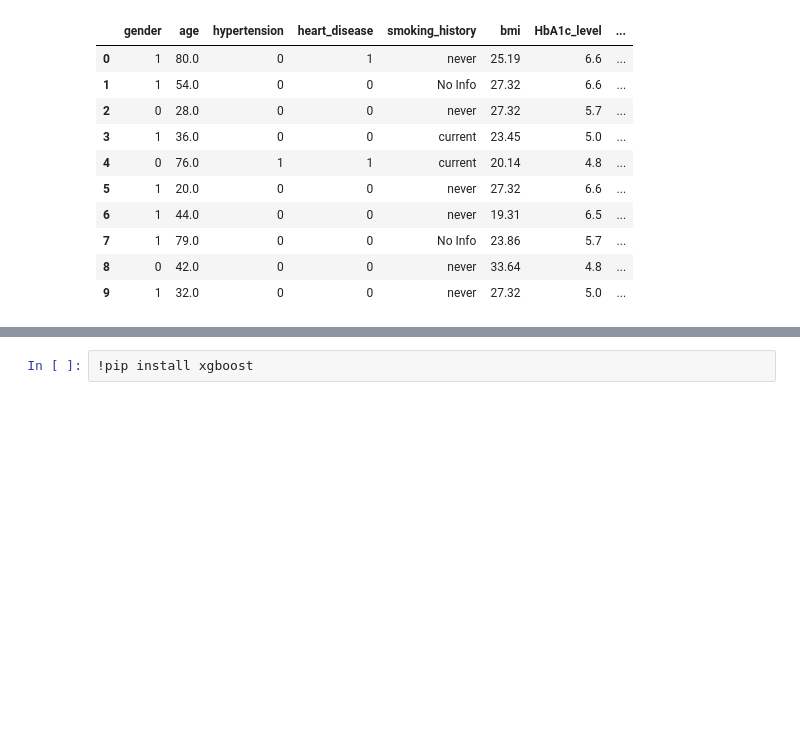
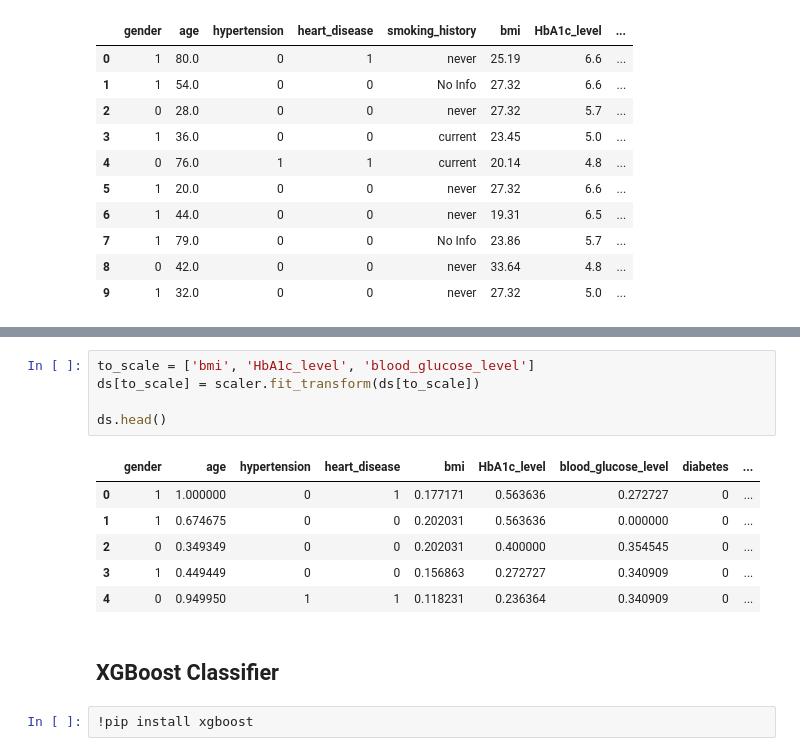
Before and after one commit to atasevski/IS_project, a Jupyter notebook: data_preprocessing_models.ipynb, the cells around one changed output, grey strips where cells are left out. Saved outputs shown, nothing was run; the diff lists cells and outputs as text; blank space fills up the shorter version.

```diff
--- a/data_preprocessing_models.ipynb
+++ b/data_preprocessing_models.ipynb
@@ -135,3 +192,17 @@ See the caveats in the documentation: https://pandas.pydata.org/pandas-docs/stab
+# %%
+to_scale = ['bmi', 'HbA1c_level', 'blood_glucose_level']
+ds[to_scale] = scaler.fit_transform(ds[to_scale])
+
+ds.head()
+# %% [output]
+|  | gender | age | hypertension | heart_disease | bmi | HbA1c_level | blood_glucose_level | diabetes | ... |
+| 0 | 1 | 1.000000 | 0 | 1 | 0.177171 | 0.563636 | 0.272727 | 0 | ... |
+| 1 | 1 | 0.674675 | 0 | 0 | 0.202031 | 0.563636 | 0.000000 | 0 | ... |
+| 2 | 0 | 0.349349 | 0 | 0 | 0.202031 | 0.400000 | 0.354545 | 0 | ... |
+| 3 | 1 | 0.449449 | 0 | 0 | 0.156863 | 0.272727 | 0.340909 | 0 | ... |
+| 4 | 0 | 0.949950 | 1 | 1 | 0.118231 | 0.236364 | 0.340909 | 0 | ... |
+# %% [markdown]
+## XGBoost Classifier
 # %%
 !pip install xgboost
 # %% [output]
```
Also changed, not shown: parts of 22 cells of this notebook.
